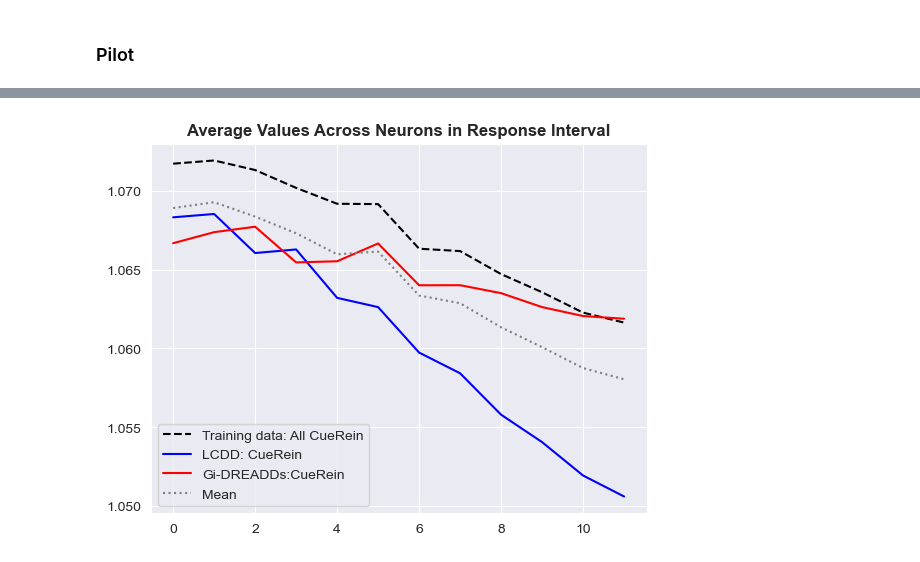
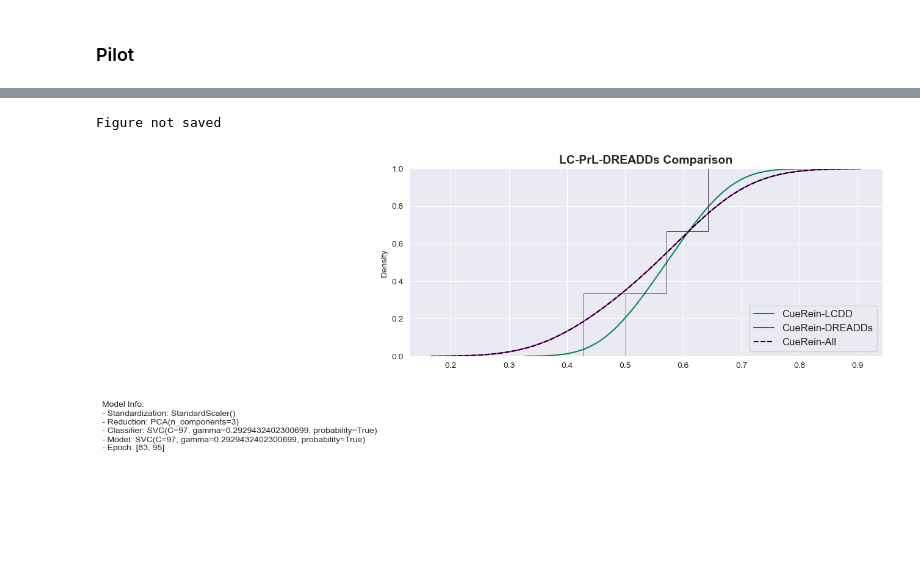
Before and after one commit to datasiansalsa/LC-PrL-DREADDs_Self-Admin_Analysis, a Jupyter notebook: cue_analysis/LC-PrL-DREADDs/LC-PrL-DREADDs_cue_analysis_JJB.ipynb, the cells around one changed output, grey strips where cells are left out. Drawn from its saved outputs; the diff is of its cells as text; code cells hidden in the pictures; blank space fills up the shorter version.

```diff
--- a/cue_analysis/LC-PrL-DREADDs/LC-PrL-DREADDs_cue_analysis_JJB.ipynb
+++ b/cue_analysis/LC-PrL-DREADDs/LC-PrL-DREADDs_cue_analysis_JJB.ipynb
@@ -1099,13 +627,25 @@ print('========== FINISHED ==========')
-# %%
-mean_arr = np.mean((np.vstack((X_train_mean, X_control_mean, X_xp_mean))), axis=0)
-
-plt.plot(X_train_mean, color='k', linestyle='--', label='Training data: All CueRein')
-plt.plot(X_control_mean, color='blue', label='LCDD: CueRein')
-plt.plot(X_xp_mean, color='red', label='Gi-DREADDs:CueRein')
-plt.plot(mean_arr, color='grey', linestyle='dotted', label='Mean')
-plt.legend(loc=3)
-plt.title('Average Values Across Neurons in Response Interval', fontsize=12, fontweight='bold')
-plt.savefig(os.path.join(iteration_results, 'response_averages_%s_%s.PDF'%(day, date)), format ='PDF')
-plt.show()
-# %% [output]
-[figure, removed]
+# %%
+day_of_interest = 'CueRein'
+colors =['#008863', '#d300d2']
+figure, ax = plt.subplots(1,1, figsize=(10,4))
+sns.set_style('darkgrid')
+for index in range(len(groups_arrays)):
+    if groups[index]=='CueRein-All':
+        ax = sns.kdeplot(groups_arrays[index], cumulative=True, color='k', label=groups[index], linestyle='--')
+        ax = sns.ecdfplot(groups_arrays[index], linewidth=.5, alpha =.7, color='k')
+    else:
+        ax = sns.kdeplot(groups_arrays[index], cumulative=True, color=colors[index], label=groups[index])
+        ax = sns.ecdfplot(groups_arrays[index], linewidth=.5, alpha =.7, color=colors[index])
+ax.text(-.4,-.5, ('Model Info:\n- Standardization: %s\n- Reduction: %s\n- Classifier: %s\n- Model: %s\n- Epoch: %s'%(str(standardize), str(reduce), str(clf), str(clf), str(epoch))))
+plt.legend(loc=4, fontsize=12)
+plt.title('LC-PrL-DREADDs Comparison', fontsize=14, fontweight='bold')
+confirm = input('Save figure? (y/n)')
+if confirm == 'y':
+    plt.savefig(os.path.join(iteration_results, 'LC-PrL-DREADDs_SA_%s-%s.PDF'%(day_of_interest, date)), format ='PDF')
+    print('Figure saved as LC-PrL-DREADDs_SA_%s-%s.PDF'%(day_of_interest, date))
+else:
+    print('Figure not saved')
+plt.show()
+# %% [output]
+Figure not saved
+[figure, added]
```
Also changed, not shown: parts of 15 cells of this notebook, 4 other files.
